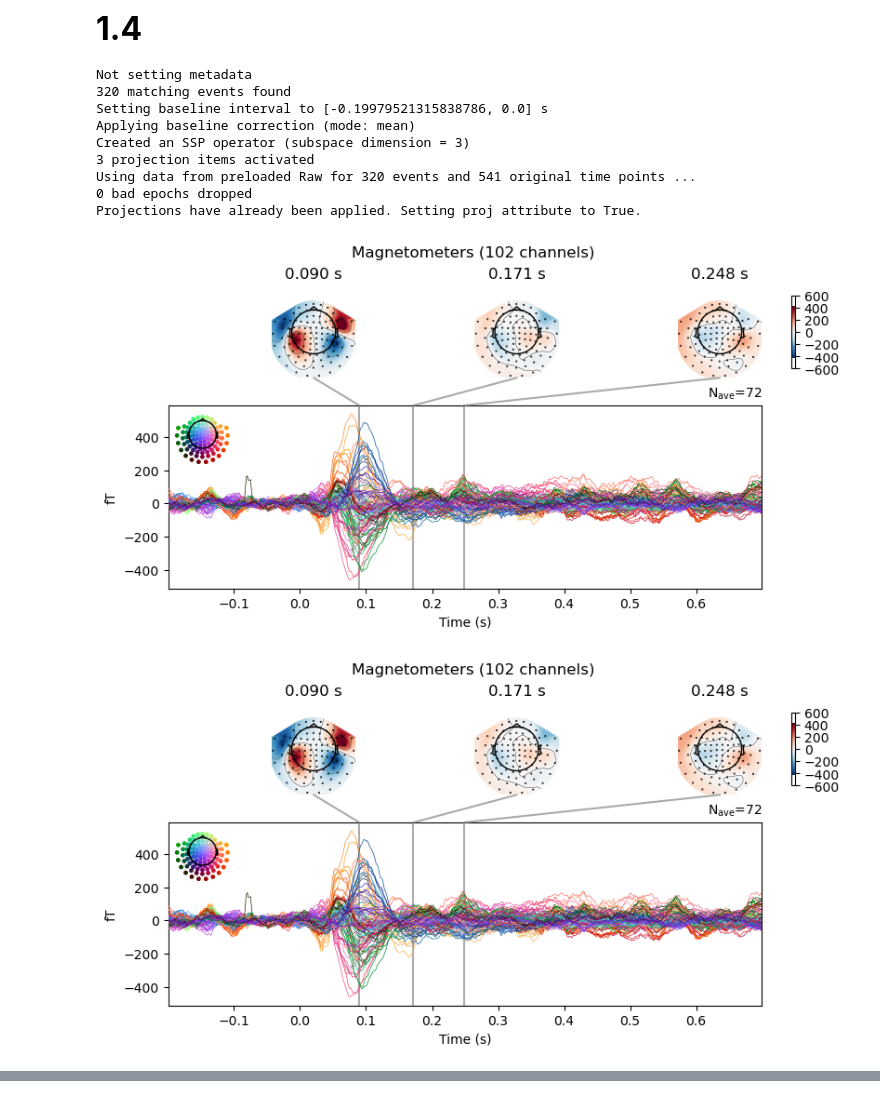
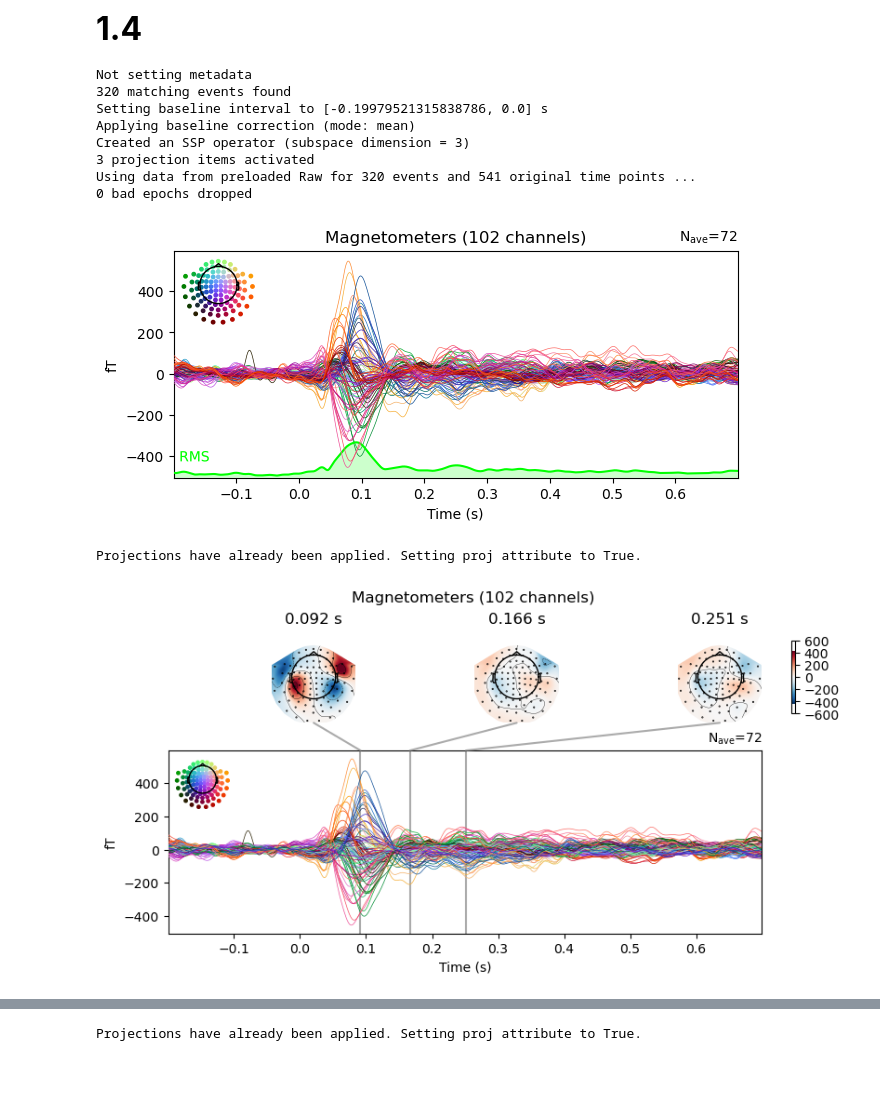
Before and after one commit to pkkosir/4CN3, a Jupyter notebook: peter-kosir-assignment1.ipynb, the cells around one changed output, grey strips where cells are left out. Drawn from its saved outputs; the diff is of its cells as text; code cells hidden in the pictures; blank space fills up the shorter version.

```diff
--- a/peter-kosir-assignment1.ipynb
+++ b/peter-kosir-assignment1.ipynb
@@ -120,12 +124,12 @@ Channels marked as bad:
 # %%
-events = mne.find_events(raw, stim_channel="STI 014")
-eventTypes, eventCounts = numpy.unique(events[:, 2], return_counts=True)
+events = mne.find_events(reconst_raw, stim_channel="STI 014")
+eventTypes, eventCounts = np.unique(events[:, 2], return_counts=True)
 
-eventDict = {"Auditory/Left": 1, "Auditory/Right": 2,"Visual/Left": 3, "Visual/Right": 4, "Smiley": 5, "ButtonPress": 32} #includes all possible events, including those dropped in tutorial
-
+eventDict = {"Auditory/Left": 1, "Auditory/Right": 2,"Visual/Left": 3, "Visual/Right": 4, "Smiley": 5, "ButtonPress": 32} #includes all possible events from MNE documentation
 print("\nThere are 6 types of events.", eventCounts[0], "Auditory/Left,", eventCounts[1], "Auditory/Right,", eventCounts[2], "Visual/Left,", eventCounts[3], "Visual/Right,", eventCounts[4], "Smiley, and", eventCounts[5], "ButtonPress events occured.\n")
 
-mne.viz.plot_events(events, sfreq=raw.info['sfreq'], event_id=eventDict) #plots the events w/ sampling freqency of the raw data (otherwise would get by sample instead of by time)
+fig, ax = plt.subplots(figsize=(15, 5)) #creates axes to be used to manipulate figure size of mne plot, since can't change it natively
+plot = mne.viz.plot_events(events, sfreq=reconst_raw.info['sfreq'], event_id=eventDict, axes=ax) #plots the events w/ sampling freqency of the raw data (otherwise would get by sample instead of by time)
 # %% [output]
 320 events found on stim channel STI 014
 Event IDs: [ 1  2  3  4  5 32]
@@ -142,19 +145,23 @@ There are 6 types of events. 72 Auditory/Left, 73 Auditory/Right, 73 Visual/Left
 # %% [markdown]
 <strong><font size="6">1.4</font></strong>
 # %%
-epochs = mne.Epochs(raw, events, event_id=eventDict, tmin=-0.2, tmax=0.7, picks='mag', preload=True) #takes only magnometer data, from 200ms before and 700ms after each event
+epochs = mne.Epochs(reconst_raw, events, event_id=eventDict, tmin=-0.2, tmax=0.7, picks='mag', preload=True) #takes only magnometer data, from 200ms before and 700ms after each event
 evoked = epochs["Auditory/Left"].average() #takes just the left auditory data
+cropped = evoked.copy().crop(tmin=0, tmax=0.15) # time cropped to focus on first 150ms of the event
 
-evoked.plot_joint()
+evoked.plot(gfp=True)
+plot = evoked.plot_joint() #call it plot to not output an image as well
+cropped.plot(gfp=True)
+plot = cropped.plot_joint()
 # %% [output]
 Not setting metadata
 320 matching events found
 Setting baseline interval to [-0.19979521315838786, 0.0] s
 Applying baseline correction (mode: mean)
 Created an SSP operator (subspace dimension = 3)
 3 projection items activated
 Using data from preloaded Raw for 320 events and 541 original time points ...
 0 bad epochs dropped
-Projections have already been applied. Setting proj attribute to True.
-[figure, old version]
+[figure, new version]
+Projections have already been applied. Setting proj attribute to True.
-[figure, old version]
+[figure, new version]
@@ -160,0 +169 @@ Projections have already been applied. Setting proj attribute to True.
+Projections have already been applied. Setting proj attribute to True.
```
Also changed, not shown: parts of 23 cells of this notebook.
